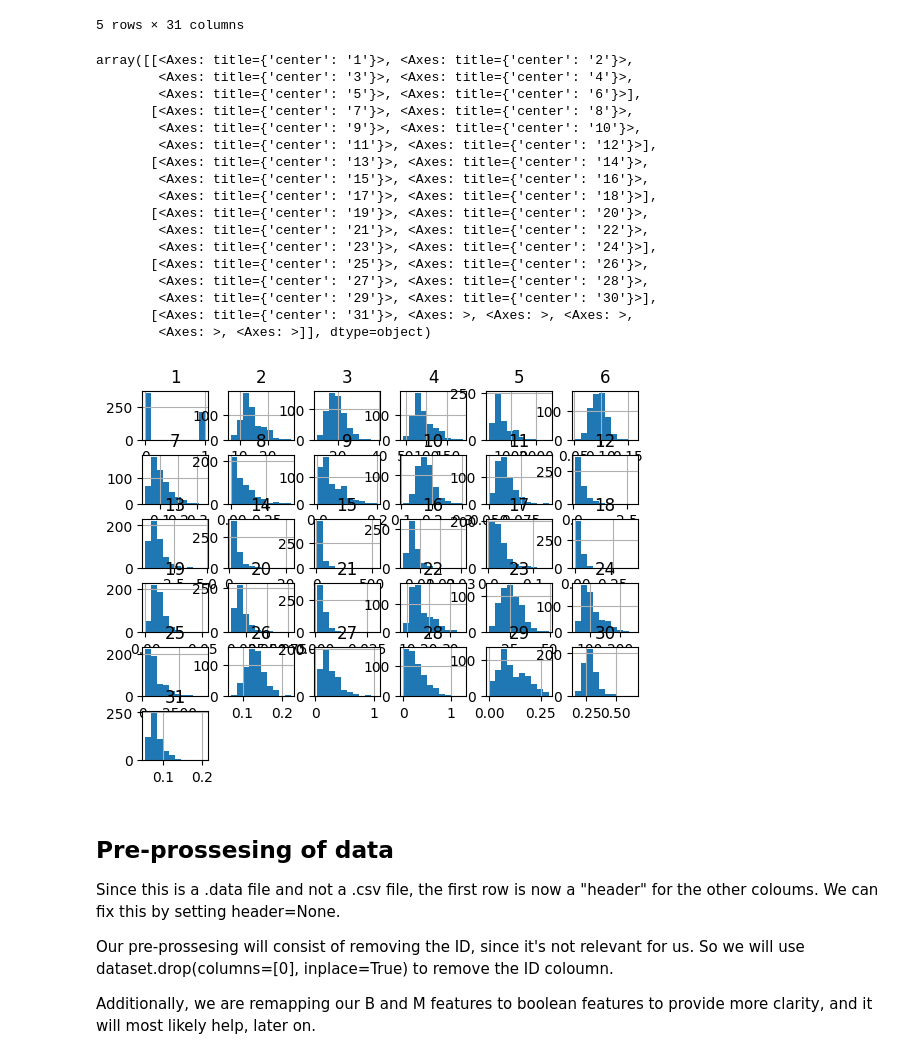
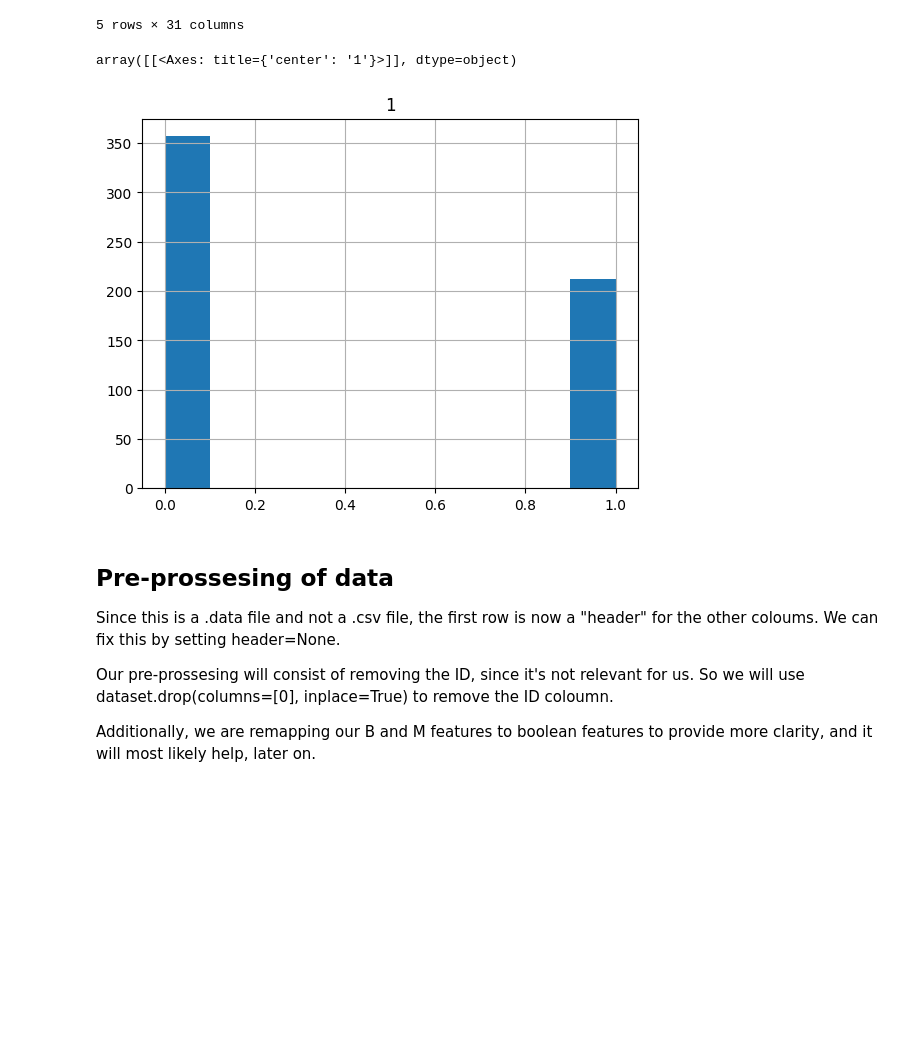
Before and after one commit to Wolff404/Unsupervised-learning, a Jupyter notebook: Comparison_of_classifiers.ipynb, the cells around one changed output. Drawn from its saved outputs; the diff is of its cells as text; code cells hidden in the pictures; blank space fills up the shorter version.

```diff
--- a/Comparison_of_classifiers.ipynb
+++ b/Comparison_of_classifiers.ipynb
@@ -47,27 +47,11 @@ dataset.head(5)
 | 3 | 1 | 11.42 | 20.38 | 77.58 | 386.1 | 0.14250 | 0.28390 | 0.2414 | 0.10520 | 0.2597 | ... | ... |
 | 4 | 1 | 20.29 | 14.34 | 135.10 | 1297.0 | 0.10030 | 0.13280 | 0.1980 | 0.10430 | 0.1809 | ... | ... |
 5 rows × 31 columns
-# %%
-dataset.hist()
-# %% [output]
-array([[<Axes: title={'center': '1'}>, <Axes: title={'center': '2'}>,
-        <Axes: title={'center': '3'}>, <Axes: title={'center': '4'}>,
-        <Axes: title={'center': '5'}>, <Axes: title={'center': '6'}>],
-       [<Axes: title={'center': '7'}>, <Axes: title={'center': '8'}>,
-        <Axes: title={'center': '9'}>, <Axes: title={'center': '10'}>,
-        <Axes: title={'center': '11'}>, <Axes: title={'center': '12'}>],
-       [<Axes: title={'center': '13'}>, <Axes: title={'center': '14'}>,
-        <Axes: title={'center': '15'}>, <Axes: title={'center': '16'}>,
-        <Axes: title={'center': '17'}>, <Axes: title={'center': '18'}>],
-       [<Axes: title={'center': '19'}>, <Axes: title={'center': '20'}>,
-        <Axes: title={'center': '21'}>, <Axes: title={'center': '22'}>,
-        <Axes: title={'center': '23'}>, <Axes: title={'center': '24'}>],
-       [<Axes: title={'center': '25'}>, <Axes: title={'center': '26'}>,
-        <Axes: title={'center': '27'}>, <Axes: title={'center': '28'}>,
-        <Axes: title={'center': '29'}>, <Axes: title={'center': '30'}>],
-       [<Axes: title={'center': '31'}>, <Axes: >, <Axes: >, <Axes: >,
-        <Axes: >, <Axes: >]], dtype=object)
-[figure, removed]
+# %%
+dataset.hist(1) #Histogram of our targets.
+# %% [output]
+array([[<Axes: title={'center': '1'}>]], dtype=object)
+[figure, added]
 # %% [markdown]
 ## Pre-prossesing of data
 Since this is a .data file and not a .csv file, the first row is now a "header" for the other coloums. We can fix this by setting header=None.
```
Also changed, not shown: parts of 10 cells of this notebook.
